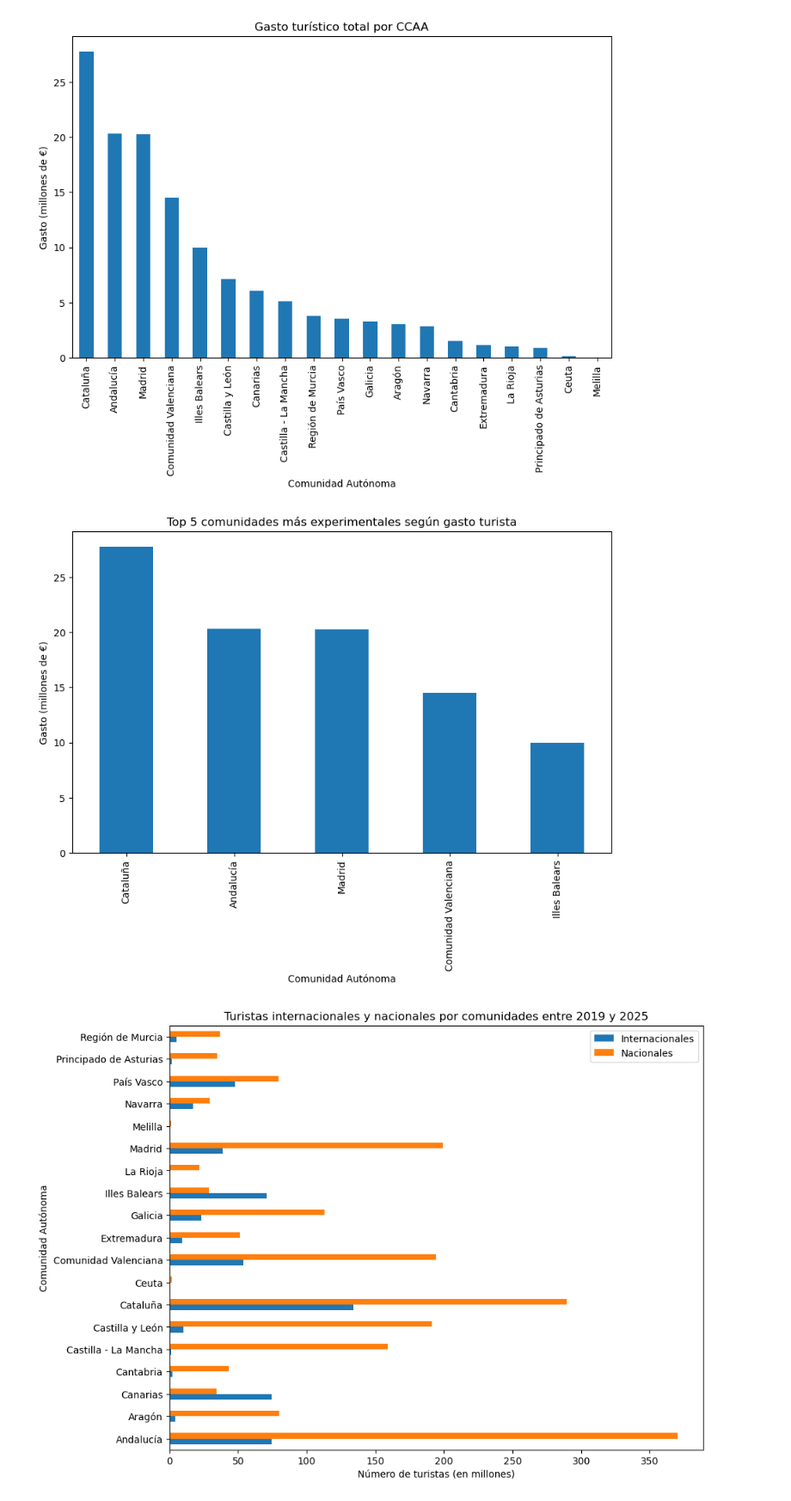
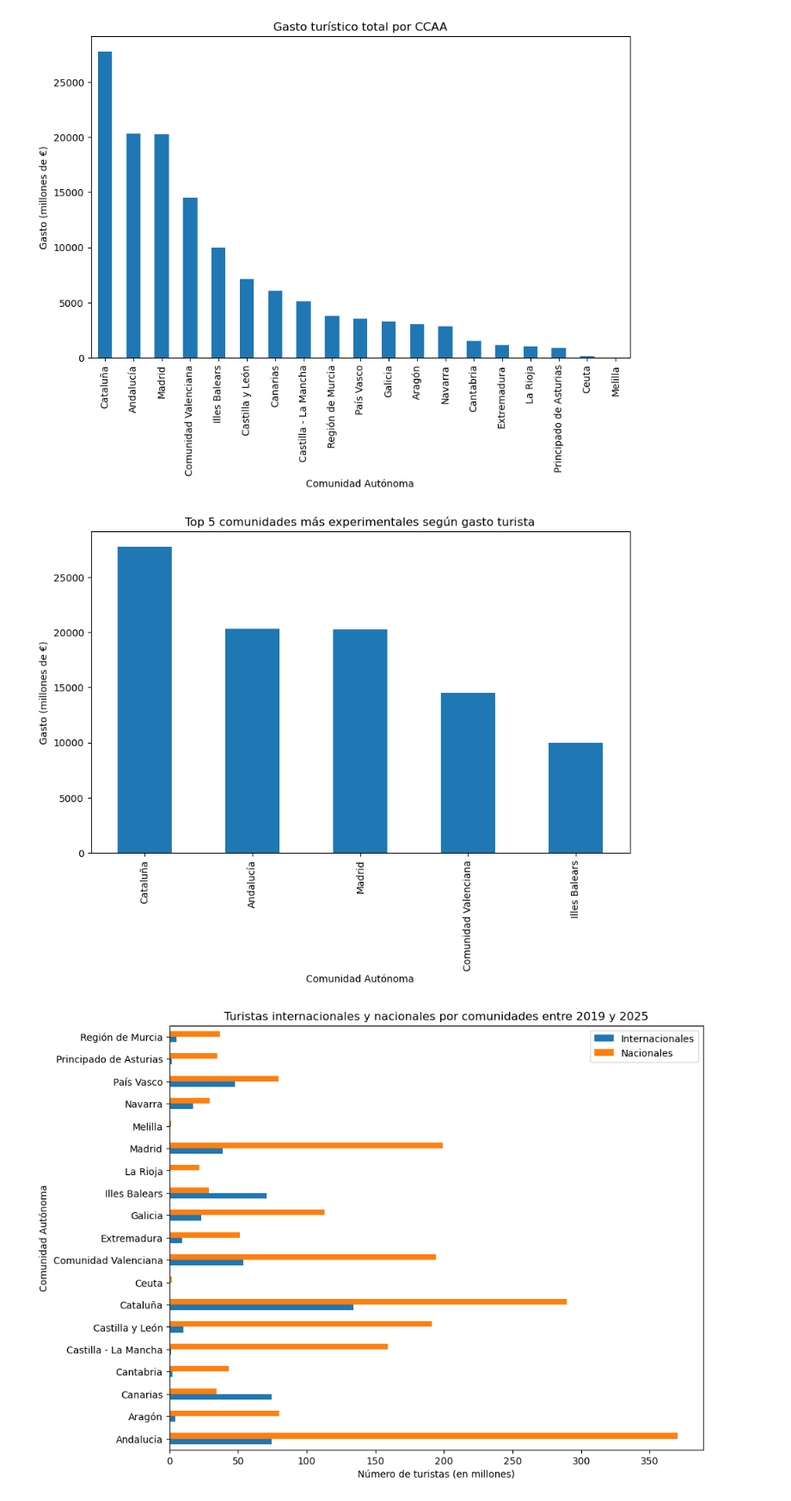
Before and after one commit to lorenabao/ETL_Turismo, a Jupyter notebook: 04_Visualization.ipynb, the cells around one changed output. Shown at 86% size. Saved outputs shown, nothing was run; the diff lists cells and outputs as text; code cells hidden in the pictures.

```diff
--- a/04_Visualization.ipynb
+++ b/04_Visualization.ipynb
@@ -9,17 +9,17 @@ df2 = pd.read_csv("./data/df_reorganizado.csv")
 # %%
 # GASTO TURÍSTICO TOTAL POR CCAA ENTRE 2019 Y 2025
 # %%
-gasto_total = df1.groupby("CCAA")["Gasto"].sum().sort_values(ascending=False) / 1_000_000_000
+gasto_total = df1.groupby("CCAA")["Gasto"].sum().sort_values(ascending=False) / 1_000_000
 gasto_total.plot(
     kind="bar",
     figsize=(10,6),
     title="Gasto turístico total por CCAA",
     ylabel="Gasto (millones de €)",
     xlabel="Comunidad Autónoma")
 plt.savefig("grafico.png", dpi=155)
 plt.show()
 # %% [output]
-[figure, old version]
+[figure, new version]
 # %%
 # TOP 5 COMUNIDADES MÁS EXPERIMENTLAES SEGÚN GASTO TURISTA
 # %%
@@ -32,7 +32,7 @@ top5_gasto.plot(
     xlabel="Comunidad Autónoma")
 plt.show()
 # %% [output]
-[figure, old version]
+[figure, new version]
 # %%
 # TUSITAS INTERNACIONALES Y NACIONALES POR COMUNIDADES ENTRE 2019 Y 2025
 # %%
```
Also changed, not shown: 2 other files.
